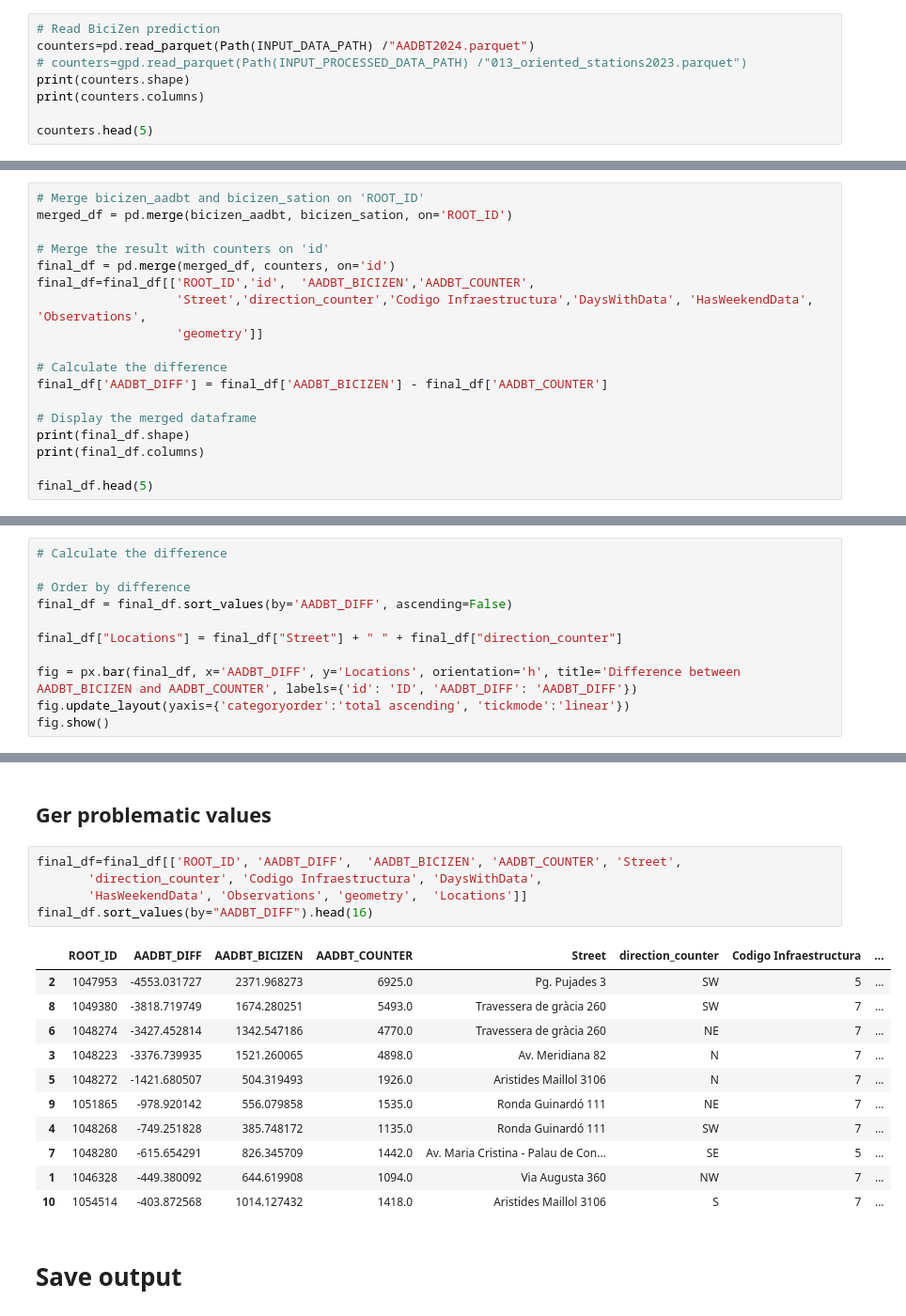
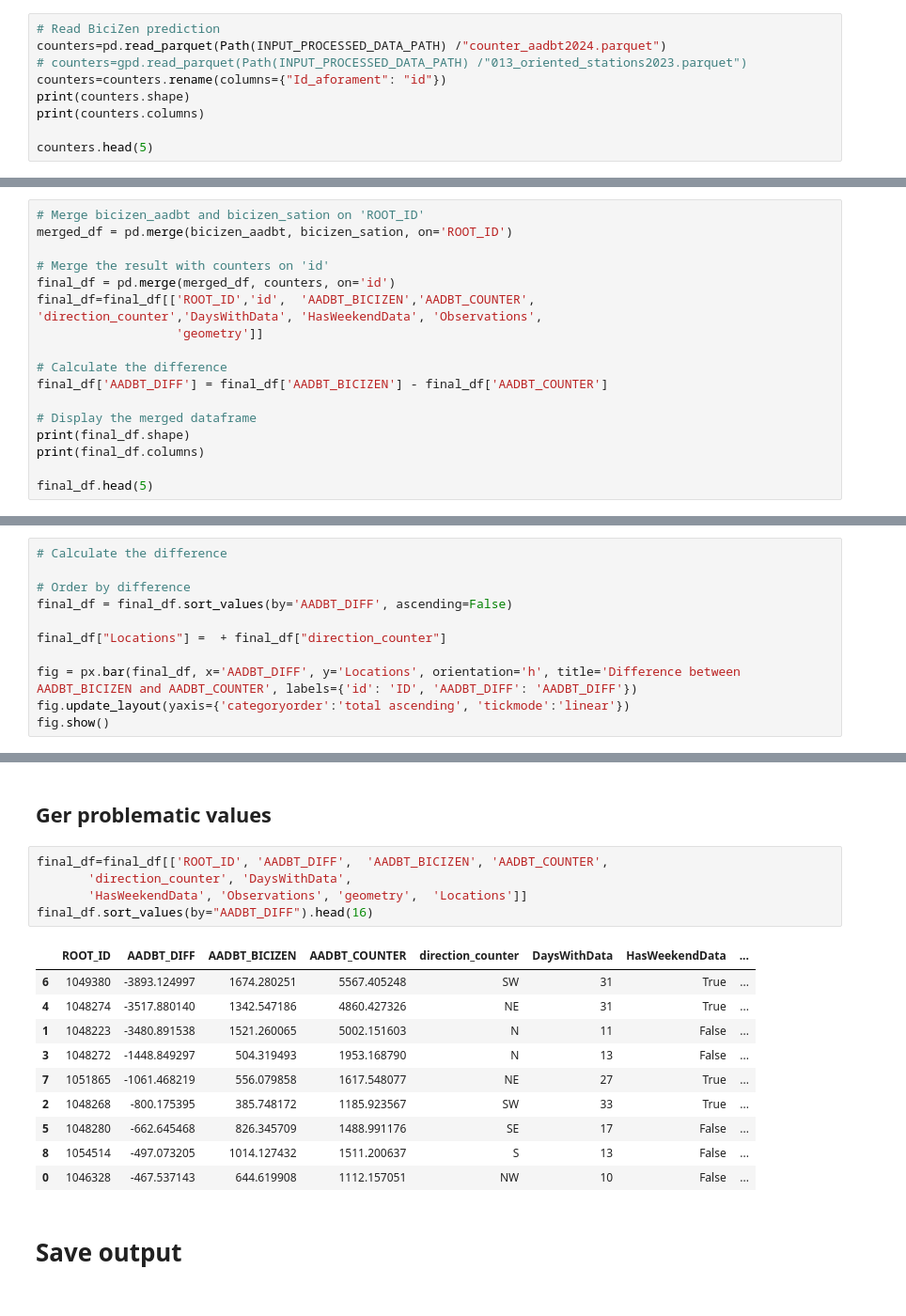
Before and after one commit to cyclingMoritz/250MUM006, a Jupyter notebook: notebooks/016-luca_validate_prediction-bicizen.ipynb, the cells around one changed output, grey strips where cells are left out. Shown at 94% size. Saved outputs shown, nothing was run; the diff lists cells and outputs as text.

```diff
--- a/notebooks/016-luca_validate_prediction-bicizen.ipynb
+++ b/notebooks/016-luca_validate_prediction-bicizen.ipynb
@@ -64,7 +64,8 @@ Index(['ROOT_ID', 'Street', 'Codigo Infraestructura', 'direction_counter',
 # %%
 # Read BiciZen prediction
-counters=pd.read_parquet(Path(INPUT_DATA_PATH) /"AADBT2024.parquet")
+counters=pd.read_parquet(Path(INPUT_PROCESSED_DATA_PATH) /"counter_aadbt2024.parquet")
 # counters=gpd.read_parquet(Path(INPUT_PROCESSED_DATA_PATH) /"013_oriented_stations2023.parquet")
+counters=counters.rename(columns={"Id_aforament": "id"})
 print(counters.shape)
 print(counters.columns)
 
@@ -99,7 +100,7 @@ merged_df = pd.merge(bicizen_aadbt, bicizen_sation, on='ROOT_ID')
 # Merge the result with counters on 'id'
 final_df = pd.merge(merged_df, counters, on='id')
 final_df=final_df[['ROOT_ID','id',  'AADBT_BICIZEN','AADBT_COUNTER',
-                   'Street','direction_counter','Codigo Infraestructura','DaysWithData', 'HasWeekendData', 'Observations',
+'direction_counter','DaysWithData', 'HasWeekendData', 'Observations',
                    'geometry']]
 
 # Calculate the difference
@@ -174,7 +175,7 @@ final_df.shape
 # Order by difference
 final_df = final_df.sort_values(by='AADBT_DIFF', ascending=False)
 
-final_df["Locations"] = final_df["Street"] + " " + final_df["direction_counter"]
+final_df["Locations"] =  + final_df["direction_counter"]
 
 fig = px.bar(final_df, x='AADBT_DIFF', y='Locations', orientation='h', title='Difference between AADBT_BICIZEN and AADBT_COUNTER', labels={'id': 'ID', 'AADBT_DIFF': 'AADBT_DIFF'})
 fig.update_layout(yaxis={'categoryorder':'total ascending', 'tickmode':'linear'})
@@ -315,21 +362,20 @@ plt.show()
 # %% [markdown]
 ## Ger problematic values
 # %%
-final_df=final_df[['ROOT_ID', 'AADBT_DIFF',  'AADBT_BICIZEN', 'AADBT_COUNTER', 'Street',
-       'direction_counter', 'Codigo Infraestructura', 'DaysWithData',
+final_df=final_df[['ROOT_ID', 'AADBT_DIFF',  'AADBT_BICIZEN', 'AADBT_COUNTER',
+       'direction_counter', 'DaysWithData',
        'HasWeekendData', 'Observations', 'geometry',  'Locations']]
 final_df.sort_values(by="AADBT_DIFF").head(16)
 # %% [output]
-|  | ROOT_ID | AADBT_DIFF | AADBT_BICIZEN | AADBT_COUNTER | Street | direction_counter | Codigo Infraestructura | ... |
-| 2 | 1047953 | -4553.031727 | 2371.968273 | 6925.0 | Pg. Pujades 3 | SW | 5 | ... |
-| 8 | 1049380 | -3818.719749 | 1674.280251 | 5493.0 | Travessera de gràcia 260 | SW | 7 | ... |
-| 6 | 1048274 | -3427.452814 | 1342.547186 | 4770.0 | Travessera de gràcia 260 | NE | 7 | ... |
-| 3 | 1048223 | -3376.739935 | 1521.260065 | 4898.0 | Av. Meridiana 82 | N | 7 | ... |
-| 5 | 1048272 | -1421.680507 | 504.319493 | 1926.0 | Aristides Maillol 3106 | N | 7 | ... |
-| 9 | 1051865 | -978.920142 | 556.079858 | 1535.0 | Ronda Guinardó 111 | NE | 7 | ... |
-| 4 | 1048268 | -749.251828 | 385.748172 | 1135.0 | Ronda Guinardó 111 | SW | 7 | ... |
-| 7 | 1048280 | -615.654291 | 826.345709 | 1442.0 | Av. Maria Cristina - Palau de Con... | SE | 5 | ... |
-| 1 | 1046328 | -449.380092 | 644.619908 | 1094.0 | Via Augusta 360 | NW | 7 | ... |
-| 10 | 1054514 | -403.872568 | 1014.127432 | 1418.0 | Aristides Maillol 3106 | S | 7 | ... |
+|  | ROOT_ID | AADBT_DIFF | AADBT_BICIZEN | AADBT_COUNTER | direction_counter | DaysWithData | HasWeekendData | ... |
+| 6 | 1049380 | -3893.124997 | 1674.280251 | 5567.405248 | SW | 31 | True | ... |
+| 4 | 1048274 | -3517.880140 | 1342.547186 | 4860.427326 | NE | 31 | True | ... |
+| 1 | 1048223 | -3480.891538 | 1521.260065 | 5002.151603 | N | 11 | False | ... |
+| 3 | 1048272 | -1448.849297 | 504.319493 | 1953.168790 | N | 13 | False | ... |
+| 7 | 1051865 | -1061.468219 | 556.079858 | 1617.548077 | NE | 27 | True | ... |
+| 2 | 1048268 | -800.175395 | 385.748172 | 1185.923567 | SW | 33 | True | ... |
+| 5 | 1048280 | -662.645468 | 826.345709 | 1488.991176 | SE | 17 | False | ... |
+| 8 | 1054514 | -497.073205 | 1014.127432 | 1511.200637 | S | 13 | False | ... |
+| 0 | 1046328 | -467.537143 | 644.619908 | 1112.157051 | NW | 10 | False | ... |
 # %% [markdown]
 # Save output
```
Also changed, not shown: parts of 13 cells of this notebook.
